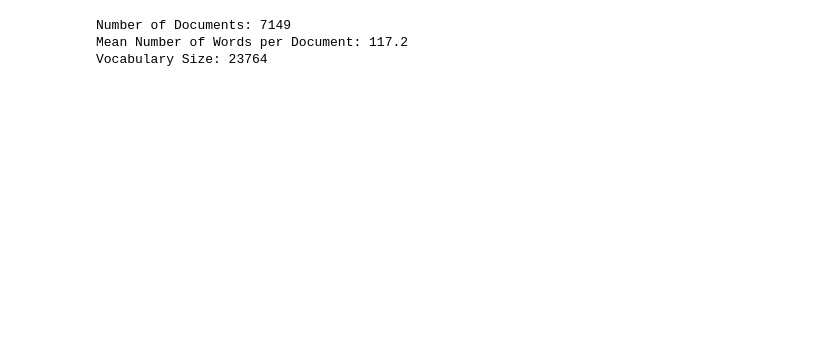
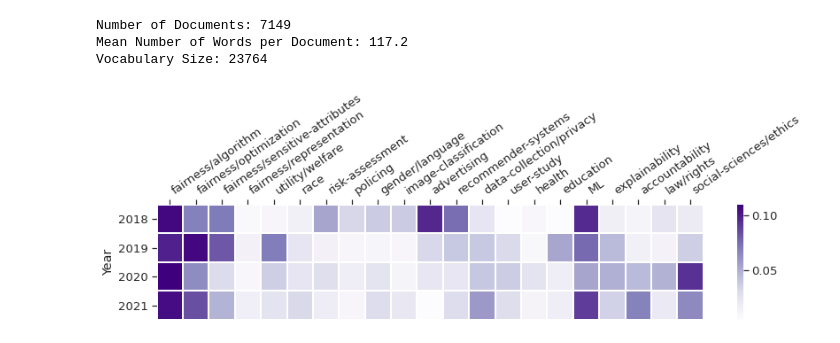
Before and after one commit to JainSameer06/FAccT-MF, a Jupyter notebook: src/lda-mallet/explore_topics.ipynb, the cells around one changed output. Drawn from its saved outputs; the diff is of its cells as text; code cells hidden in the pictures; blank space fills up the shorter version.

Commit message:
utility to load up a csv into a heatmap

```diff
--- a/src/lda-mallet/explore_topics.ipynb
+++ b/src/lda-mallet/explore_topics.ipynb
@@ -1843,3 +1840,45 @@ lmw.print_dataset_stats(training_texts)
 Number of Documents: 7149
 Mean Number of Words per Document: 117.2
 Vocabulary Size: 23764
+# %%
+def plot_years_by_topics_heatmap_from_csv(csv_path, yticklabels, output_path=None, dim=None, norm=False):
+
+    topic_label = "Normalized Topic"
+    if not norm:
+        topic_label = "Unnormalized Topic"
+
+    df_to_plot = pd.read_csv(csv_path)
+    df_to_plot = df_to_plot.drop(df_to_plot.columns[[0]], axis=1)
+    df_to_plot.index.names = ['Year']
+    if norm:
+        df_to_plot=(df_to_plot-df_to_plot.mean())/df_to_plot.std()
+
+    df_to_plot.to_csv(output_path + ".csv")
+
+    # Show the final plot.
+    if dim:
+        plt.figure(figsize=dim)
+    sns.set(style='ticks', font_scale=1.2)
+    # comment one of these out; for paper figures
+    #ax = sns.heatmap(df_ordered, cmap='Oranges', linewidths=2, xticklabels=False)
+    ax = sns.heatmap(df_to_plot, cmap='Purples', linewidths=2, yticklabels=yticklabels)
+    ax.xaxis.tick_top()
+    ax.xaxis.set_label_position('top')
+    #ax.xaxis.set_label_position('bottom')
+    plt.xticks(rotation=35, ha='left')
+    plt.yticks(rotation=0)
+    plt.tight_layout()
+    if output_path:
+        plt.savefig(output_path + ".pdf")
+    plt.show()
+# %%
+csv_file = output_directory_path +"/years_by_topics_unnorm_without_uncertainty.csv"
+output_file = output_directory_path + "/test"
+yticklabels = ["2018","2019","2020","2021"]
+plot_years_by_topics_heatmap_from_csv(csv_file,
+                                      yticklabels,
+                                      output_file,
+                                      dim=(12,4),
+                                      norm=False)
+# %% [output]
+[figure, added]
```
Also changed, not shown: parts of 1 cell of this notebook.
